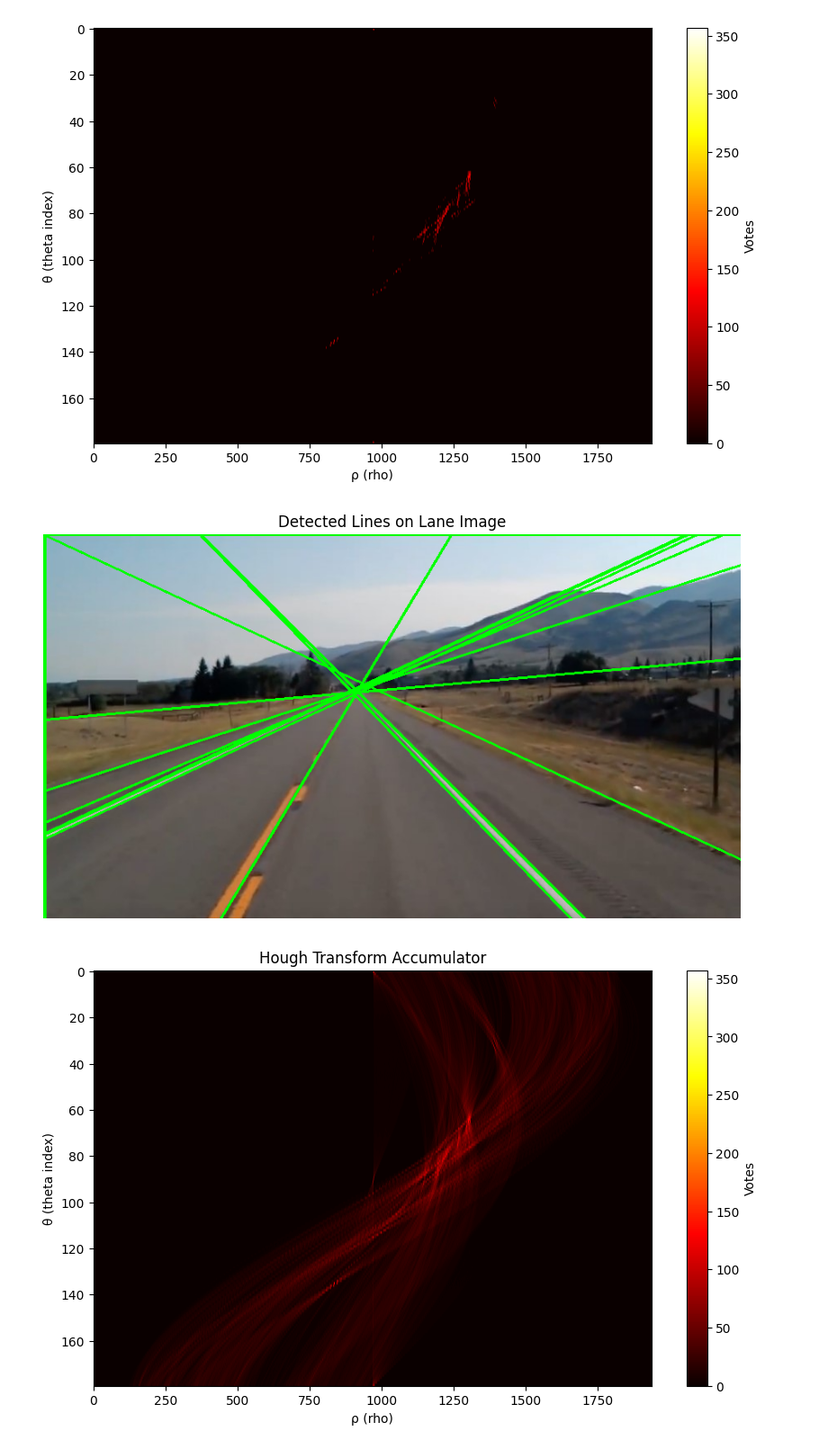
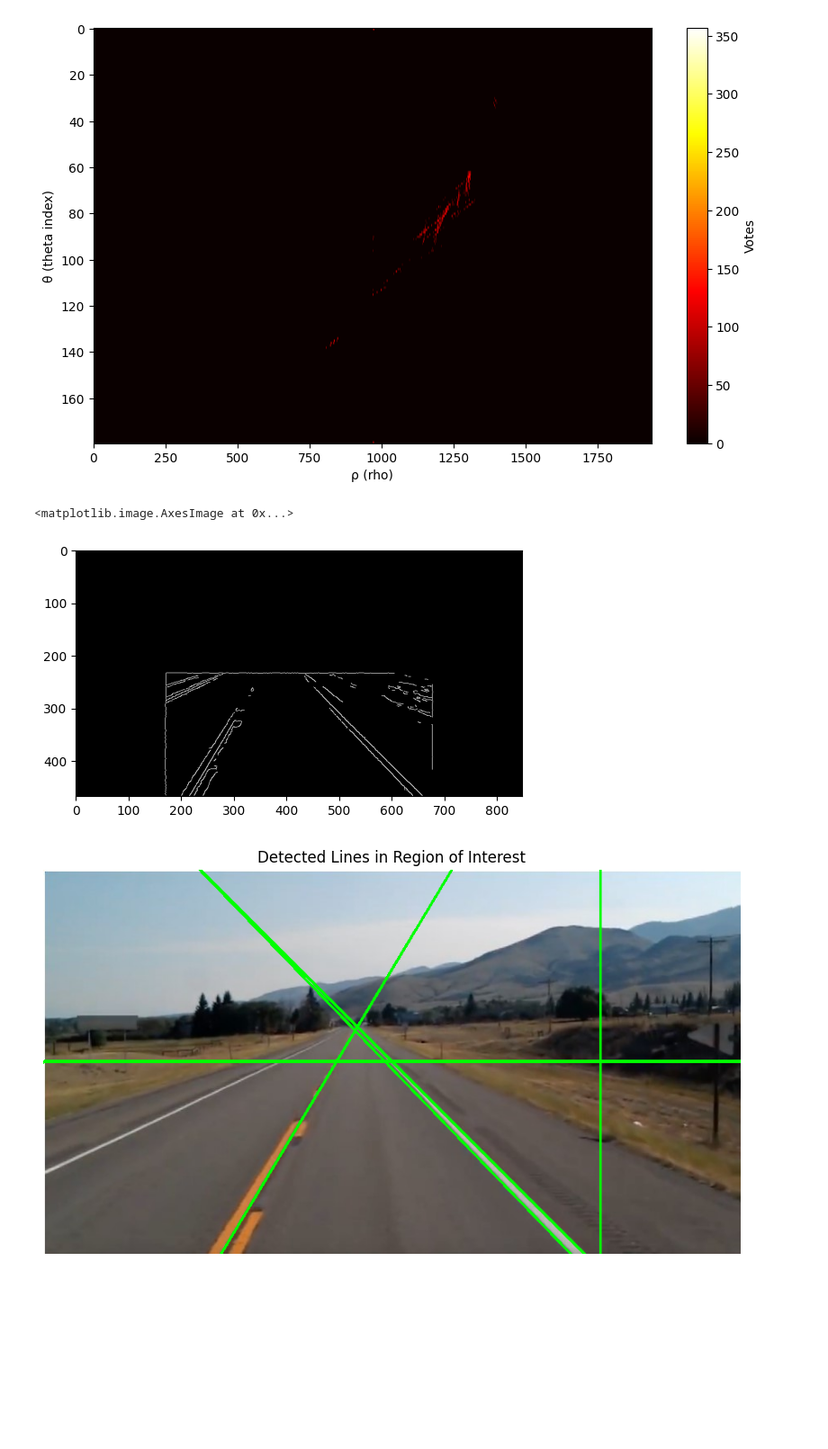
Before and after one commit to NadineTamish/Computer-Vision-Course-Assignments, a Jupyter notebook: Assignment_1/notebooks/assignment1_2.ipynb, the cells around one changed output. Shown at 90% size. Cells and saved outputs as stored; diff of their text form; code cells hidden in the pictures; blank space fills up the shorter version.

```diff
--- a/Assignment_1/notebooks/assignment1_2.ipynb
+++ b/Assignment_1/notebooks/assignment1_2.ipynb
@@ -139,21 +145,41 @@ plt.ylabel("θ (theta index)")
 plt.show()
 # %% [output]
 [figure]
+# %%
+image = cv2.imread('../images/lane2.jpeg')
+gray = cv2.cvtColor(image, cv2.COLOR_BGR2GRAY)
+gray = cv2.equalizeHist(gray)
+
+height, width = gray.shape
+mask = np.zeros_like(gray)
+reduction = int(width * 0.3)
+
+
+top_mask = np.array([[(0, 0), (width, 0), (width, height // 2), (0, height // 2)]], dtype=np.int32)
+left_mask = np.array([[(0, 0), (width // 2 - reduction, 0), (width // 2 - reduction, height), (0, height)]], dtype=np.int32)
+right_mask = np.array([[(width // 2 + reduction, 0), (width, 0), (width, height), (width // 2 + reduction, height)]], dtype=np.int32)
+
+
+cv2.fillPoly(mask, top_mask, 255)
+cv2.fillPoly(mask, left_mask, 255)
+cv2.fillPoly(mask, right_mask, 255)
+
+
+# masked_gray = cv2.bitwise_and(gray, mask)
+# inverted_masked_gray = cv2.bitwise_not(masked_gray)
+inverse_mask = cv2.bitwise_not(mask)
+inverse_masked_gray = cv2.bitwise_and(gray, inverse_mask)
+edges = cv2.Canny(inverse_masked_gray, 200, 255)
+
+edges = cv2.cvtColor(edges, cv2.COLOR_RGB2BGR)
+
+plt.imshow(edges)
+# %% [output]
+<matplotlib.image.AxesImage at 0x...>
+[figure, added]
 # %%
-image = cv2.imread('../images/lane2.jpeg')
-gray = cv2.cvtColor(image, cv2.COLOR_BGR2GRAY)
-
-gray = cv2.equalizeHist(gray)
-
-edges = cv2.Canny(gray, 200, 255)
-
-height, width = edges.shape
-
+rho_max = int(np.hypot(height, width))
 theta_range = np.deg2rad(np.arange(0, 180))
-rho_max = int(np.hypot(height, width))
-rho_range = np.arange(-rho_max, rho_max)
-
-
 accumulator = np.zeros((len(theta_range), 2 * rho_max), dtype=np.int32)
 
 
@@ -162,51 +188,39 @@ edge_points = np.argwhere(edges > 0)
 
 for y, x in edge_points:
     for theta_idx, theta in enumerate(theta_range):
         rho = int(x * np.cos(theta) + y * np.sin(theta))
         rho_idx = rho + rho_max
         accumulator[theta_idx, rho_idx] += 1
 
 
-threshold = 150
+threshold = 130
 strong_votes = np.argwhere(accumulator > threshold)
 
 
 image_with_lines = image.copy()
 for theta_idx, rho_idx in strong_votes:
     rho = rho_idx - rho_max
     theta = theta_range[theta_idx]
 
-
-    a = np.cos(theta)
-    b = np.sin(theta)
+    a, b = np.cos(theta), np.sin(theta)
     x0, y0 = a * rho, b * rho
 
+    line_length = 1000
 
-    x1 = int(x0 + 1000 * (-b))
-    y1 = int(y0 + 1000 * (a))
-    x2 = int(x0 - 1000 * (-b))
-    y2 = int(y0 - 1000 * (a))
+    x1 = int(x0 + line_length * (-b))
+    y1 = int(y0 + line_length * (a))
+    x2 = int(x0 - line_length * (-b))
+    y2 = int(y0 - line_length * (a))
 
     cv2.line(image_with_lines, (x1, y1), (x2, y2), (0, 255, 0), 2)
-
 
 image_with_lines_rgb = cv2.cvtColor(image_with_lines, cv2.COLOR_BGR2RGB)
 
 
 plt.figure(figsize=(10, 6))
 plt.imshow(image_with_lines_rgb)
 plt.axis("off")
-plt.title("Detected Lines on Lane Image")
+plt.title("Detected Lines in Region of Interest")
 plt.show()
-
-
-plt.figure(figsize=(10, 6))
-plt.imshow(accumulator, cmap='hot', aspect='auto')
-plt.colorbar(label="Votes")
-plt.xlabel("ρ (rho)")
-plt.ylabel("θ (theta index)")
-plt.title("Hough Transform Accumulator")
-plt.show()
 # %% [output]
-[figure, old version]
+[figure, new version]
-[figure, removed]
```
Also changed, not shown: parts of 7 cells of this notebook.
